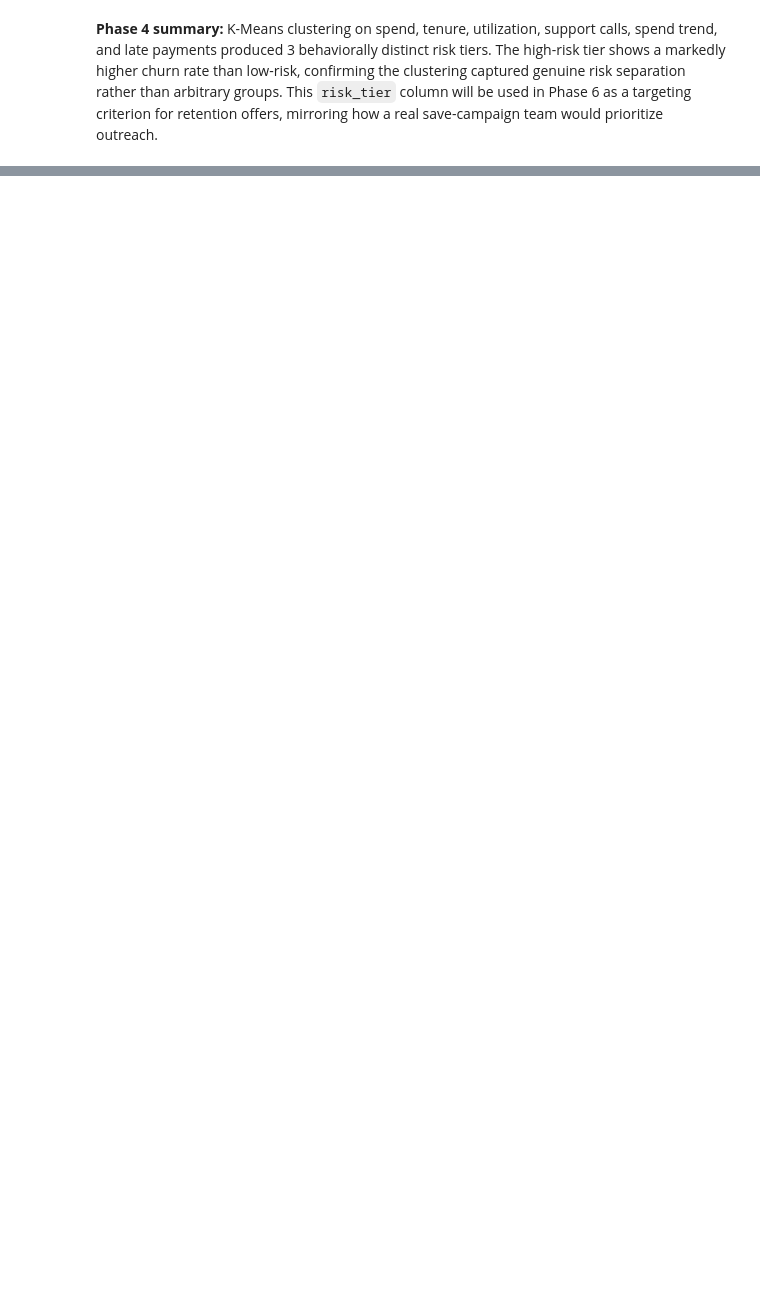
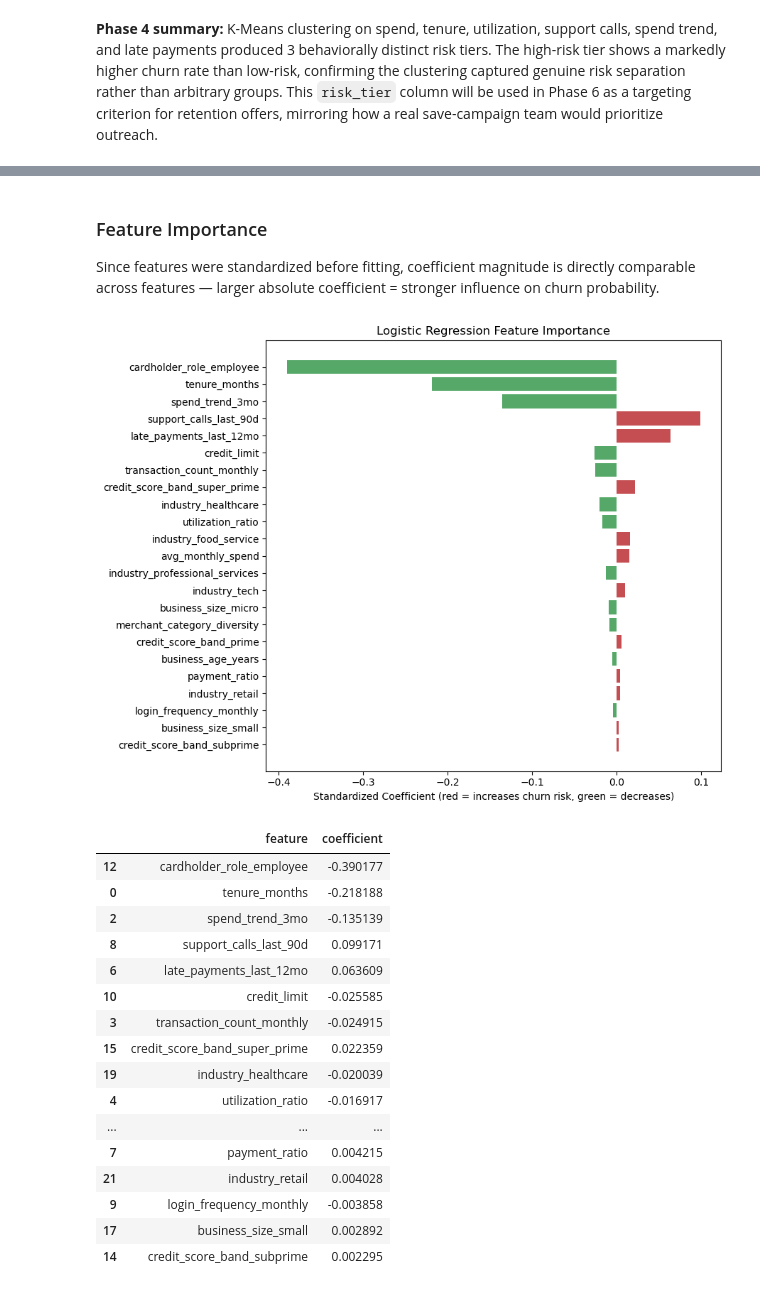
Before and after one commit to sandeepsingh9871/Credit-Card-Churn-Prediction-And-Retention-Analytics, a Jupyter notebook: Credit card churn prediction and retention analytics.ipynb, the cells around one changed output, grey strips where cells are left out. Cells and saved outputs as stored; diff of their text form; code cells hidden in the pictures; blank space fills up the shorter version.

```diff
--- a/Credit card churn prediction and retention analytics.ipynb
+++ b/Credit card churn prediction and retention analytics.ipynb
@@ -566,0 +680,40 @@ segment_summary
+# %% [markdown]
+### Feature Importance
+
+Since features were standardized before fitting, coefficient magnitude is directly comparable across features — larger absolute coefficient = stronger influence on churn probability.
+# %%
+coef_df = pd.DataFrame({
+    "feature": feature_cols,
+    "coefficient": log_reg.coef_[0]
+}).sort_values("coefficient", key=abs, ascending=False)
+
+plt.figure(figsize=(9, 7))
+colors = ["#C44E52" if c > 0 else "#55A868" for c in coef_df["coefficient"]]
+plt.barh(coef_df["feature"], coef_df["coefficient"], color=colors)
+plt.xlabel("Standardized Coefficient (red = increases churn risk, green = decreases)")
+plt.title("Logistic Regression Feature Importance")
+plt.gca().invert_yaxis()
+plt.tight_layout()
+plt.savefig("outputs/churn_model_feature_importance.png", dpi=120, bbox_inches="tight")
+plt.show()
+
+coef_df
+# %% [output]
+[figure, added]
+|  | feature | coefficient |
+| 12 | cardholder_role_employee | -0.390177 |
+| 0 | tenure_months | -0.218188 |
+| 2 | spend_trend_3mo | -0.135139 |
+| 8 | support_calls_last_90d | 0.099171 |
+| 6 | late_payments_last_12mo | 0.063609 |
+| 10 | credit_limit | -0.025585 |
+| 3 | transaction_count_monthly | -0.024915 |
+| 15 | credit_score_band_super_prime | 0.022359 |
+| 19 | industry_healthcare | -0.020039 |
+| 4 | utilization_ratio | -0.016917 |
+| ... | ... | ... |
+| 7 | payment_ratio | 0.004215 |
+| 21 | industry_retail | 0.004028 |
+| 9 | login_frequency_monthly | -0.003858 |
+| 17 | business_size_small | 0.002892 |
+| 14 | credit_score_band_subprime | 0.002295 |
```
Also changed, not shown: parts of 44 cells of this notebook, 15 other files.
